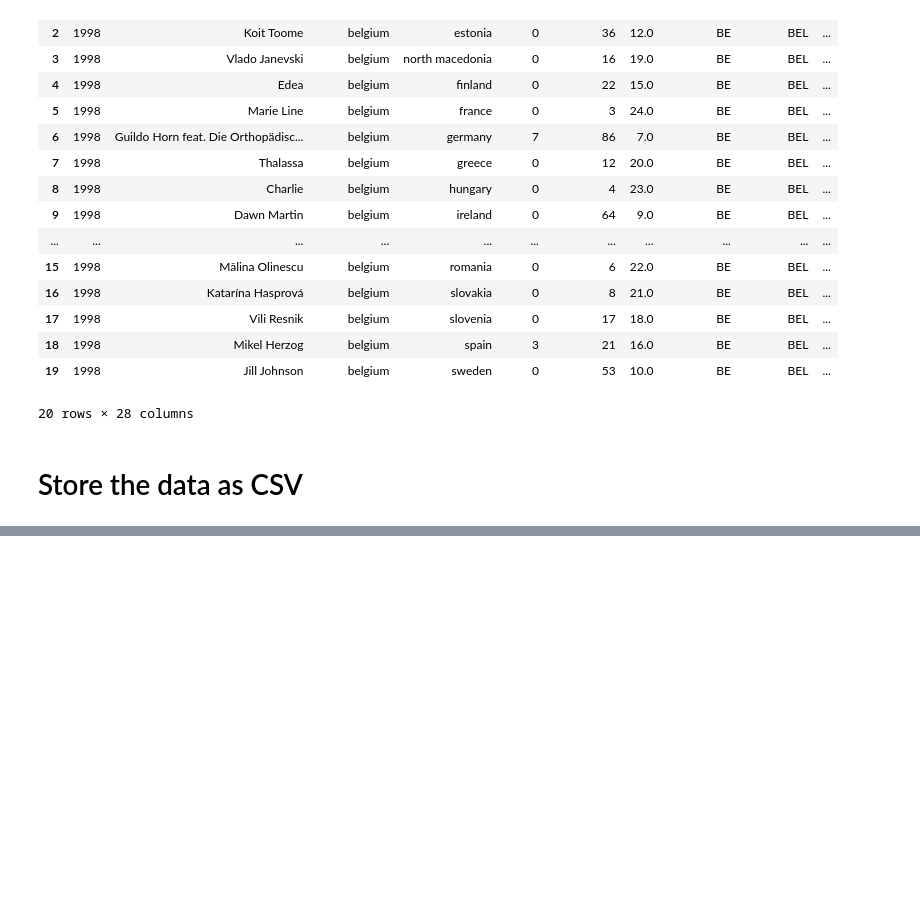
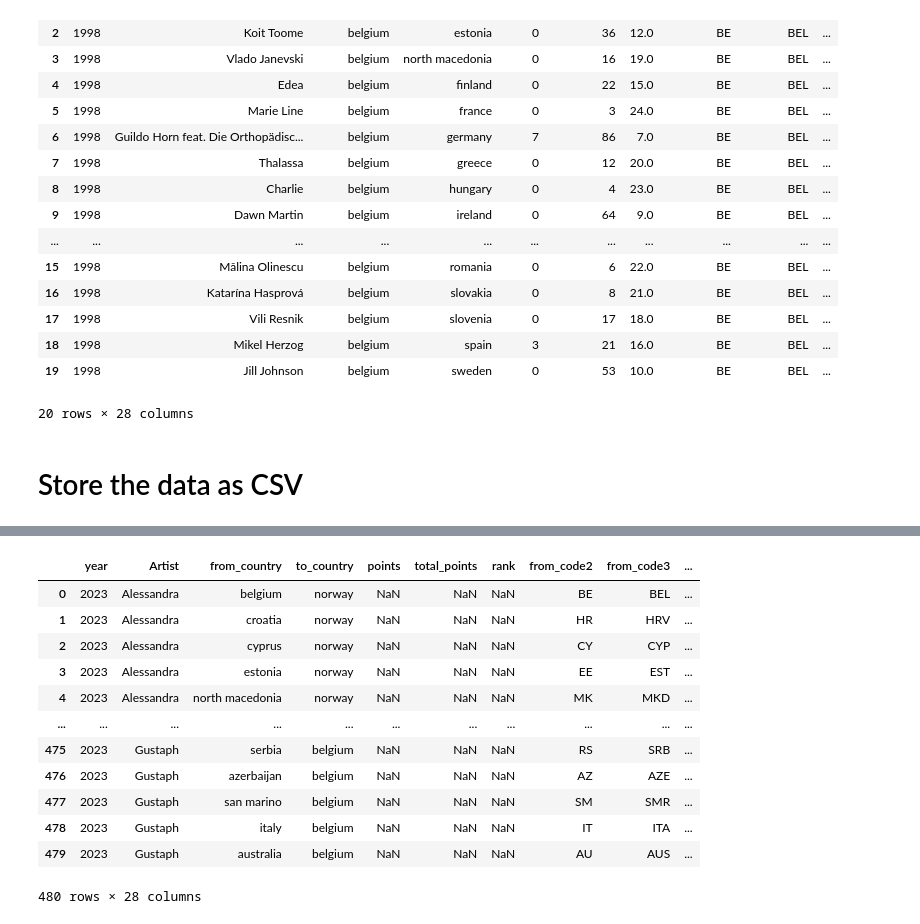
Before and after one commit to KatrionaGoldmann/Eurovision_TDS, a Jupyter notebook: eurovision/notebooks/data.ipynb, the cells around one changed output, grey strips where cells are left out. Cells and saved outputs as stored; diff of their text form; code cells hidden in the pictures; blank space fills up the shorter version.

Commit message:
Add the 2023 data

```diff
--- a/eurovision/notebooks/data.ipynb
+++ b/eurovision/notebooks/data.ipynb
@@ -572,13 +572,13 @@ df_table.tail()
 | 200 | united kingdom | none english has de facto status | Irish and Ulster-Scots (in Northe... |  |  | ... |
 | 211 | yugoslavia | serbian montenegrin | NaN | NaN | NaN | ... |
 # %%
-# print any countries in songs['Country'] that are not in df_table['Country/Region']
-if len(set(songs['Country_code2']) - set(df_table['Country_code2'])) > 0:
-    countries = list(set(songs['Country_code2']) - set(df_table['Country_code2']))
-    raise KeyError("Country name " + ', '.join(countries) + " was in songs, but not in df_table.")
+# print any countries in songs['Country'] that are not in df_languages['Country/Region']
+if len(set(songs['Country_code2']) - set(df_languages['Country_code2'])) > 0:
+    countries = list(set(songs['Country_code2']) - set(df_languages['Country_code2']))
+    raise KeyError("Country name " + ', '.join(countries) + " was in songs, but not in df_languages.")
 
-# merge df_table and language on Country and Country/Region
-songs = pd.merge(songs, df_table[['Country_code2', 'Official_languages']], left_on='Country_code2', right_on='Country_code2', how='left')
+# merge df_languages and language on Country and Country/Region
+songs = pd.merge(songs, df_languages[['Country_code2', 'Official_languages']], left_on='Country_code2', right_on='Country_code2', how='left')
 # %%
 # Tidy the languages column
 songs['Official_languages'] = songs['Official_languages'].fillna(' ')
@@ -1244,0 +1628,9 @@ df_VLGMCB.to_csv('../../data/df_main.csv', index=False)
+# %%
+in_file = Path("../../data/df_main.csv")
+out_file = Path("../../data/eurovision_2023.csv")
+
+print("Historical data CSV: {}".format(in_file))
+print("Out file: {}".format(out_file))
+
+# # Initalise
+future = EurovisionFuture(in_file, out_file)
@@ -1244,0 +1663,16 @@ df_VLGMCB.to_csv('../../data/df_main.csv', index=False)
+# %%
+future.result
+# %% [output]
+|  | year | Artist | from_country | to_country | points | total_points | rank | from_code2 | from_code3 | ... |
+| 0 | 2023 | Alessandra | belgium | norway | NaN | NaN | NaN | BE | BEL | ... |
+| 1 | 2023 | Alessandra | croatia | norway | NaN | NaN | NaN | HR | HRV | ... |
+| 2 | 2023 | Alessandra | cyprus | norway | NaN | NaN | NaN | CY | CYP | ... |
+| 3 | 2023 | Alessandra | estonia | norway | NaN | NaN | NaN | EE | EST | ... |
+| 4 | 2023 | Alessandra | north macedonia | norway | NaN | NaN | NaN | MK | MKD | ... |
+| ... | ... | ... | ... | ... | ... | ... | ... | ... | ... | ... |
+| 475 | 2023 | Gustaph | serbia | belgium | NaN | NaN | NaN | RS | SRB | ... |
+| 476 | 2023 | Gustaph | azerbaijan | belgium | NaN | NaN | NaN | AZ | AZE | ... |
+| 477 | 2023 | Gustaph | san marino | belgium | NaN | NaN | NaN | SM | SMR | ... |
+| 478 | 2023 | Gustaph | italy | belgium | NaN | NaN | NaN | IT | ITA | ... |
+| 479 | 2023 | Gustaph | australia | belgium | NaN | NaN | NaN | AU | AUS | ... |
+480 rows × 28 columns
```
Also changed, not shown: parts of 11 cells of this notebook, 1 other file.
